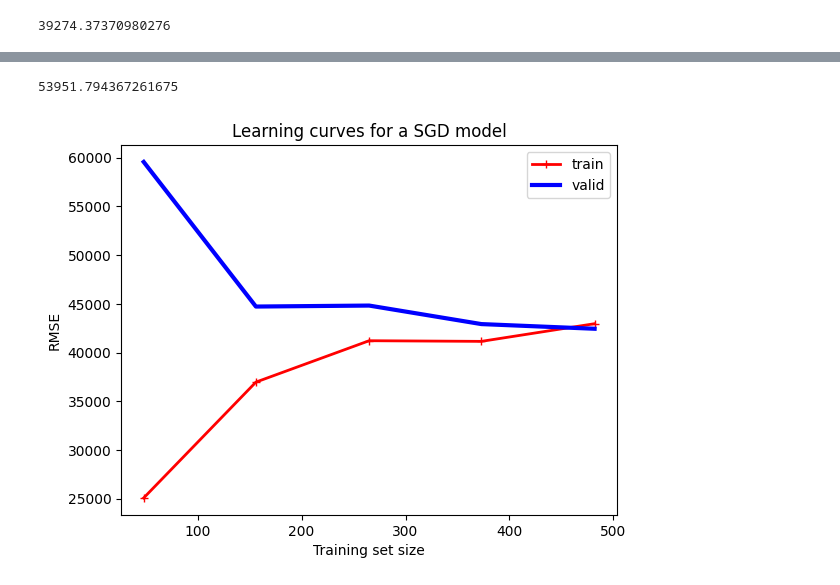
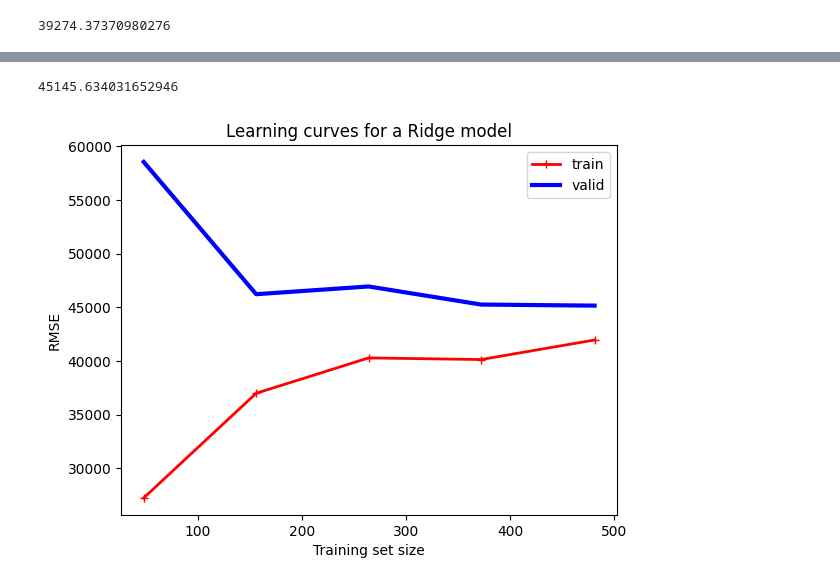
Before and after one commit to chriscolomb/seng474-project, a Jupyter notebook: notebook.ipynb, the cells around one changed output, grey strips where cells are left out. Drawn from its saved outputs; the diff is of its cells as text; code cells hidden in the pictures.

Commit message:
Regressors and learning curves at 150 folds

```diff
--- a/notebook.ipynb
+++ b/notebook.ipynb
@@ -520,24 +568,24 @@ np.mean(sgd_rmses)
 from sklearn.linear_model import Ridge
 
 ridge_reg = make_pipeline(preprocessing, Ridge(alpha=1.0))
-ridge_rmses = -cross_val_score(ridge_reg, ds, ds_labels, scoring="neg_root_mean_squared_error", cv=10)
+ridge_rmses = -cross_val_score(ridge_reg, ds, ds_labels, scoring="neg_root_mean_squared_error", cv=150)
 np.mean(ridge_rmses)
 # %% [output]
-53951.794367261675
+45145.634031652946
 # %%
 from sklearn.model_selection import learning_curve
 
-train_sizes, train_scores, test_scores = learning_curve(estimator=sgd_reg, X=ds, y=ds_labels, cv=200, scoring='neg_root_mean_squared_error')
+train_sizes, train_scores, test_scores = learning_curve(estimator=ridge_reg, X=ds, y=ds_labels, cv=150, scoring='neg_root_mean_squared_error')
 
 train_scores_mean = -np.mean(train_scores, axis=1)
 test_scores_mean = -np.mean(test_scores, axis=1)
 
 plt.plot(train_sizes, train_scores_mean, "r-+", linewidth=2, label="train")
 plt.plot(train_sizes, test_scores_mean, "b-", linewidth=3, label="valid")
 plt.ylabel('RMSE')
 plt.xlabel('Training set size')
-plt.title('Learning curves for a SGD model')
+plt.title('Learning curves for a Ridge model')
 plt.legend()
 plt.show()
 # %% [output]
-[figure, old version]
+[figure, new version]
```
Also changed, not shown: parts of 6 cells of this notebook.
